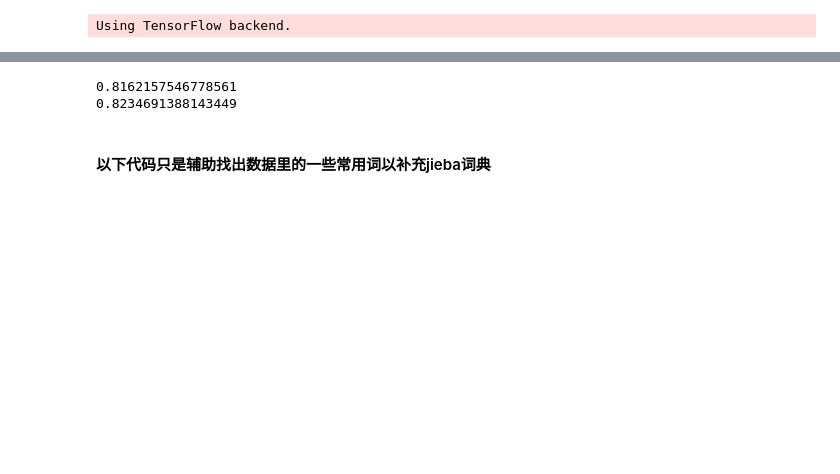
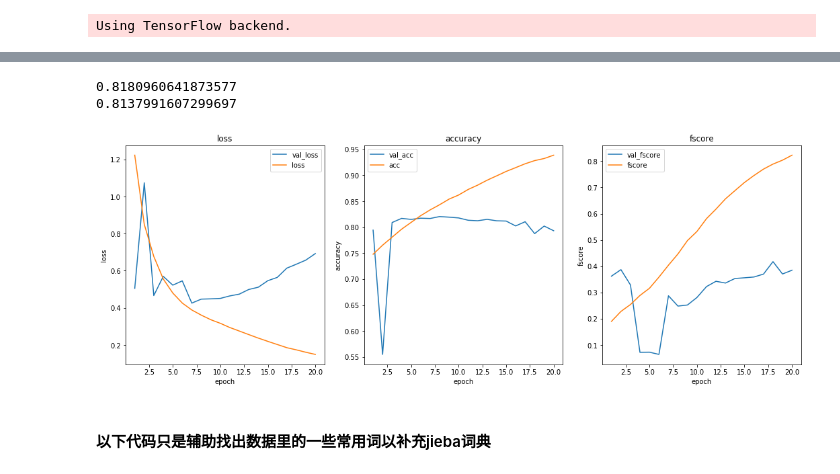
Before and after one commit to rover9632/atec_nlp, a Jupyter notebook: atec.ipynb, the cells around one changed output, grey strips where cells are left out. Drawn from its saved outputs; the diff is of its cells as text; code cells hidden in the pictures; blank space fills up the shorter version.

```diff
--- a/atec.ipynb
+++ b/atec.ipynb
@@ -65,7 +65,7 @@ class MyTokenizer():
             result.append([self.word_dict[w] if w in self.word_dict else 1 for w in words])
         return result
 # %%
-def tokenize(texts, filters=u'，？。！'):
+def tokenize(texts, filters=u'，？。！、《》～,.!?~*'):
     filters = list(filters) + STOP_WORDS
     sens = []
     for sen in texts:
@@ -146,7 +153,7 @@ def my_model(vocab_size, emb_matrix, lr=0.001):
     return model
 # %%
 #split data
-X1_train, X2_train, y_train, X1_test, X2_test, y_test = train_test_split(sens1, sens2, labels)
+X1_train, X2_train, y_train, X1_test, X2_test, y_test = train_test_split(sens1, sens2, labels, test_size=0.1)
 # %%
 X1_train, X2_train = tokenize(X1_train), tokenize(X2_train)
 X1_test, X2_test = tokenize(X1_test), tokenize(X2_test)
@@ -171,7 +192,7 @@ X1_test, X2_test = to_paded_seqs(X1_test), to_paded_seqs(X2_test)
 # %%
 emb_matrix = gen_emb_matrix(word_vectors, vocab)
 # %%
-model = my_model(len(vocab), emb_matrix, lr=0.01)
+model = my_model(len(vocab), emb_matrix, lr=0.0001)
 model.summary()
 # %% [output]
 __________________________________________________________________________________________________
@@ -193,4 +214,4 @@ Non-trainable params: 2,375,200
 __________________________________________________________________________________________________
 # %%
-model.fit([X1_train, X2_train], y_train, batch_size=64, epochs=5, validation_data=([X1_test, X2_test], y_test))
+hist = model.fit([X1_train, X2_train], y_train, batch_size=128, epochs=20, validation_data=([X1_test, X2_test], y_test))
 # %% [output]
@@ -199,9 +235,43 @@ Epoch 1/5
 # %%
 print(1 - y_train.sum()*1.0 / len(y_train))
 print(1 - y_test.sum()*1.0 / len(y_test))
+model.save('./my_model.h5')
 # %% [output]
-0.8162157546778561
-0.8234691388143449
+0.8180960641873577
+0.8137991607299697
+# %%
+from matplotlib import pyplot as plt
+
+his = hist.history
+epochs = list(range(1, 21))
+plt.figure(figsize=(18,6))
+plt.subplot(131)
+plt.title('loss')
+plt.plot(epochs, his['val_loss'], label='val_loss')
+plt.plot(epochs, his['loss'], label='loss')
+plt.xlabel('epoch')
+plt.ylabel('loss')
+plt.legend()
+
+plt.subplot(132)
+plt.title('accuracy')
+plt.plot(epochs, his['val_acc'], label='val_acc')
+plt.plot(epochs, his['acc'], label='acc')
+plt.xlabel('epoch')
+plt.ylabel('accuracy')
+plt.legend()
+
+plt.subplot(133)
+plt.title('fscore')
+plt.plot(epochs, his['val_fscore'], label='val_fscore')
+plt.plot(epochs, his['fscore'], label='fscore')
+plt.xlabel('epoch')
+plt.ylabel('fscore')
+plt.legend()
+
+plt.show()
+# %% [output]
+[figure, added]
 # %% [markdown]
 #### 以下代码只是辅助找出数据里的一些常用词以补充jieba词典
 # %%
```
Also changed, not shown: parts of 6 cells of this notebook.
